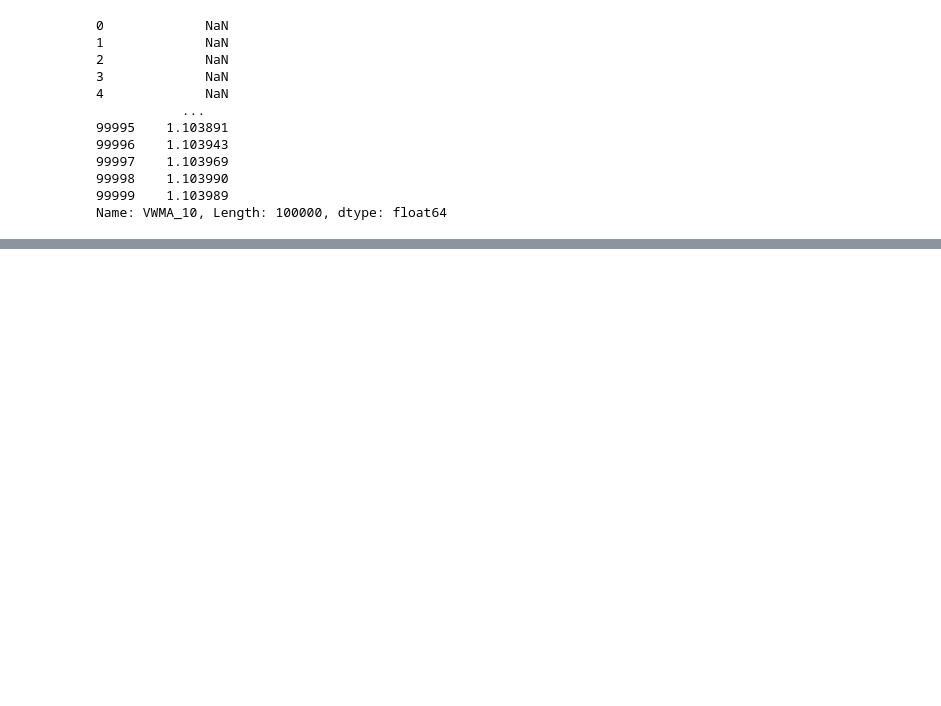
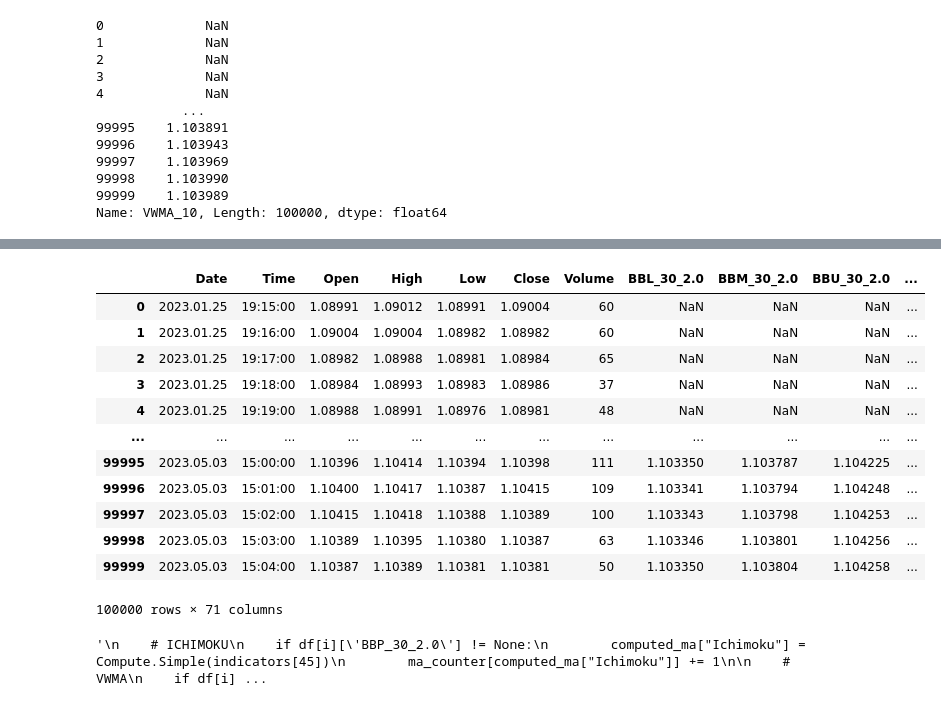
Before and after one commit to siavashvampire/python_trader, a Jupyter notebook: inidicator_ta.ipynb, the cells around one changed output, grey strips where cells are left out. Cells and saved outputs as stored; diff of their text form; code cells hidden in the pictures; blank space fills up the shorter version.

```diff
--- a/inidicator_ta.ipynb
+++ b/inidicator_ta.ipynb
@@ -719,17 +733,31 @@ from techiacals_tradingview import *
 # %%
 df["RSI_14_sig"] = 'Na'
 df["STOCH_14_3_3_sig"] = 'Na'
-df['CCI_14_0.015'] = 'Na'
+df['CCI_14_0.015_sig'] = 'Na'
 df["AO_5_34_sig"] = 'Na'
 df["MOM_10_sig"] = 'Na'
 df["MACD_12_26_9_sig"] = 'Na'
 ma_list = ["EMA_10", "SMA_10", "EMA_20", "SMA_20", "EMA_30", "SMA_30","EMA_50", "SMA_50", "EMA_100", "SMA_100", "EMA_200", "SMA_200"]
 for index in ma_list:
-    df[index] = 'Na'
+    df[index+'_sig'] = 'Na'
 
 
 
 df
+# %% [output]
+|  | Date | Time | Open | High | Low | Close | Volume | BBL_30_2.0 | BBM_30_2.0 | BBU_30_2.0 | ... |
+| 0 | 2023.01.25 | 19:15:00 | 1.08991 | 1.09012 | 1.08991 | 1.09004 | 60 | NaN | NaN | NaN | ... |
+| 1 | 2023.01.25 | 19:16:00 | 1.09004 | 1.09004 | 1.08982 | 1.08982 | 60 | NaN | NaN | NaN | ... |
+| 2 | 2023.01.25 | 19:17:00 | 1.08982 | 1.08988 | 1.08981 | 1.08984 | 65 | NaN | NaN | NaN | ... |
+| 3 | 2023.01.25 | 19:18:00 | 1.08984 | 1.08993 | 1.08983 | 1.08986 | 37 | NaN | NaN | NaN | ... |
+| 4 | 2023.01.25 | 19:19:00 | 1.08988 | 1.08991 | 1.08976 | 1.08981 | 48 | NaN | NaN | NaN | ... |
+| ... | ... | ... | ... | ... | ... | ... | ... | ... | ... | ... | ... |
+| 99995 | 2023.05.03 | 15:00:00 | 1.10396 | 1.10414 | 1.10394 | 1.10398 | 111 | 1.103350 | 1.103787 | 1.104225 | ... |
+| 99996 | 2023.05.03 | 15:01:00 | 1.10400 | 1.10417 | 1.10387 | 1.10415 | 109 | 1.103341 | 1.103794 | 1.104248 | ... |
+| 99997 | 2023.05.03 | 15:02:00 | 1.10415 | 1.10418 | 1.10388 | 1.10389 | 100 | 1.103343 | 1.103798 | 1.104253 | ... |
+| 99998 | 2023.05.03 | 15:03:00 | 1.10389 | 1.10395 | 1.10380 | 1.10387 | 63 | 1.103346 | 1.103801 | 1.104256 | ... |
+| 99999 | 2023.05.03 | 15:04:00 | 1.10387 | 1.10389 | 1.10381 | 1.10381 | 50 | 1.103350 | 1.103804 | 1.104258 | ... |
+100000 rows × 71 columns
 # %%
 oscillators_counter, ma_counter = {"BUY": 0, "SELL": 0, "NEUTRAL": 0}, {
         "BUY": 0, "SELL": 0, "NEUTRAL": 0}
@@ -740,38 +768,37 @@ for i_0 in range(len(df.index.tolist())-2):
     i = i_0 + 2
     # RSI (14)
     if None not in [df['RSI_14'][i], df['RSI_14'][i-1]]:
-        df["RSI_14_sig"][i] = Compute.RSI(df['RSI_14'][i], df['RSI_14'][i-1])
+        df.loc[i,"RSI_14_sig"] = Compute.RSI(df['RSI_14'][i], df['RSI_14'][i-1])
 
     # Stoch %K
     if None not in [df['STOCHk_14_3_3'][i], df['STOCHd_14_3_3'][i],df['STOCHk_14_3_3'][i-1], df['STOCHd_14_3_3'][i-1]]:
-        df["STOCH_14_3_3_sig"][i] = Compute.Stoch(
+        df.loc[i,"STOCH_14_3_3_sig"] = Compute.Stoch(
             df['STOCHk_14_3_3'][i], df['STOCHd_14_3_3'][i],df['STOCHk_14_3_3'][i-1], df['STOCHd_14_3_3'][i-1])
 
     # CCI (20)
     if None not in [df['CCI_14_0.015'][i], df['CCI_14_0.015'][i-1]]:
-        df['CCI_14_0.015_sig'][i] = Compute.CCI20(
+        df.loc[i,'CCI_14_0.015_sig'] = Compute.CCI20(
             df['CCI_14_0.015'][i], df['CCI_14_0.015'][i-1])
 
     # AO
     if None not in [df['AO_5_34'][i], df['AO_5_34'][i-1]] and df['AO_5_34'][i-2] != None:
-        df["AO_5_34_sig"][i] = Compute.AO(
+        df.loc[i,"AO_5_34_sig"] = Compute.AO(
             df['AO_5_34'][i], df['AO_5_34'][i-1], df['AO_5_34'][i-2])
 
     # Mom (10)
     if None not in [df['MOM_10'][i], df['MOM_10'][i-1]]:
-        df["MOM_10_sig"][i] = Compute.Mom(
+        df.loc[i,"MOM_10_sig"] = Compute.Mom(
             df['MOM_10'][i], df['MOM_10'][i-1])
 
     # MACD
-    if None not in [df['MACD_12_26_9'][i], df['MACDs_12_26_9'][i-1]]:
-        df["MACD_12_26_9_sig"][i] = Compute.MACD(
-            df['MACD_12_26_9'][i], df['MACDs_12_26_9'][i-1])
+    if None not in [df['MACD_12_26_9'][i], df['MACDs_12_26_9'][i]]:
+        df.loc[i,"MACD_12_26_9_sig"] = Compute.MACD(
+            df['MACD_12_26_9'][i], df['MACDs_12_26_9'][i])
 
     # MOVING AVERAGES
-    ma_list_counter = 0
     for index in ma_list:
         if df[index][i] != None:
-            df[index][i] = Compute.MA(df[index][i], df['Close'][i])
+            df.loc[i,index+'_sig'] = Compute.MA(df[index][i], df['Close'][i])
 
 '''
     # ICHIMOKU
@@ -790,3 +817,5 @@ for i_0 in range(len(df.index.tolist())-2):
         oscillators_counter[computed_oscillators["UO_7_14_28_sig"]] += 1
 
 '''
+# %% [output]
+'\n    # ICHIMOKU\n    if df[i][\'BBP_30_2.0\'] != None:\n        computed_ma["Ichimoku"] = Compute.Simple(indicators[45])\n        ma_counter[computed_ma["Ichimoku"]] += 1\n\n    # VWMA\n    if df[i] ...
```
Also changed, not shown: parts of 7 cells of this notebook, 1 other file.
